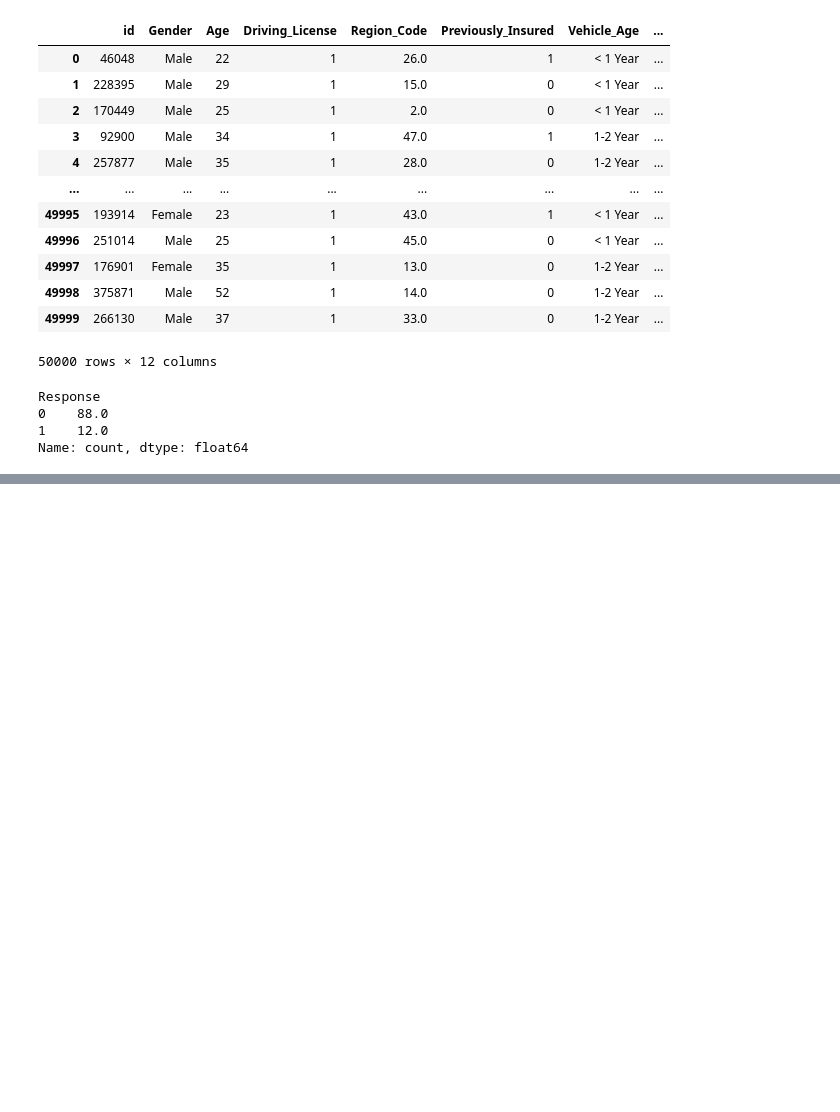
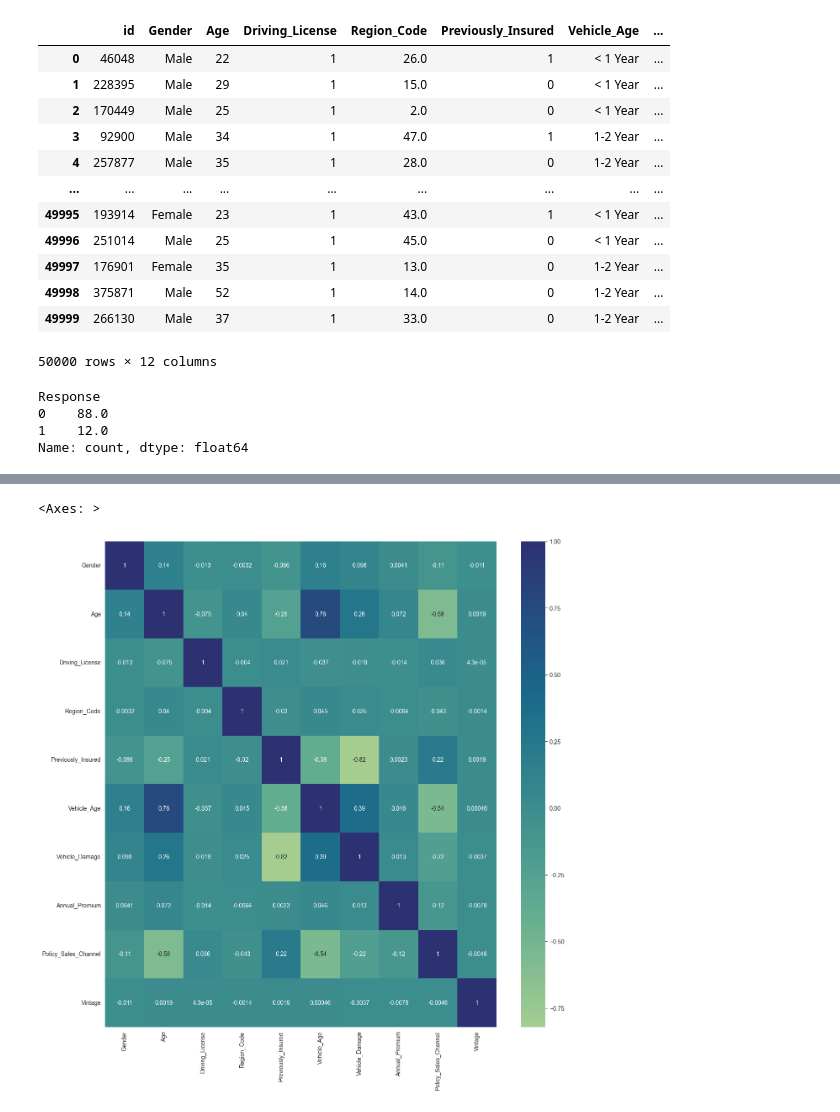
Before and after one commit to amithvardhan99/hicounselor, a Jupyter notebook: Health Insurance Cross Sell Prediction Skills/notebook.ipynb, the cells around one changed output, grey strips where cells are left out. Cells and saved outputs as stored; diff of their text form; code cells hidden in the pictures; blank space fills up the shorter version.

```diff
--- a/Health Insurance Cross Sell Prediction Skills/notebook.ipynb
+++ b/Health Insurance Cross Sell Prediction Skills/notebook.ipynb
@@ -89,0 +167,17 @@ Name: count, dtype: float64
+# %%
+vehicle_age_list = []
+ctr = 0
+for i in np.sort(df_2["Vehicle_Age"].unique()):
+    vehicle_age_list.append(ctr)
+    ctr += 1
+p = 0
+for i in range(len(vehicle_age_list)-1):
+    vehicle_age_list[p] = 1 - vehicle_age_list[p]
+    p += 1
+
+p = 0
+vehicle_age_dict = {}
+for i in np.sort(df_2["Vehicle_Age"].unique()):
+    vehicle_age_dict[i] = vehicle_age_list[p]
+    p += 1
+vehicle_age_dict
@@ -89,0 +186,7 @@ Name: count, dtype: float64
+# %%
+vehicle_damage_dict = {}
+ctr = 0
+for i in np.sort(df_2["Vehicle_Damage"].unique()):
+    vehicle_damage_dict[i] = ctr
+    ctr += 1
+vehicle_damage_dict
@@ -89,0 +195,6 @@ Name: count, dtype: float64
+# %%
+df_3 = df_2.copy()
+df_3["Gender"] = df_3["Gender"].map(gender_dict)
+df_3["Vehicle_Age"] = df_3["Vehicle_Age"].map(vehicle_age_dict)
+df_3["Vehicle_Damage"] = df_3["Vehicle_Damage"].map(vehicle_damage_dict)
+df_3
@@ -89,0 +230,9 @@ Name: count, dtype: float64
+# %%
+df_features = df_3.drop(columns=["Response"])
+df_labels = df_3["Response"]
+# %%
+fig,ax = plt.subplots(figsize=(15, 15))
+sns.heatmap(ax=ax,data=df_features.corr(), annot=True,cmap="crest")
+# %% [output]
+<Axes: >
+[figure, added]
```
Also changed, not shown: parts of 26 cells of this notebook.
